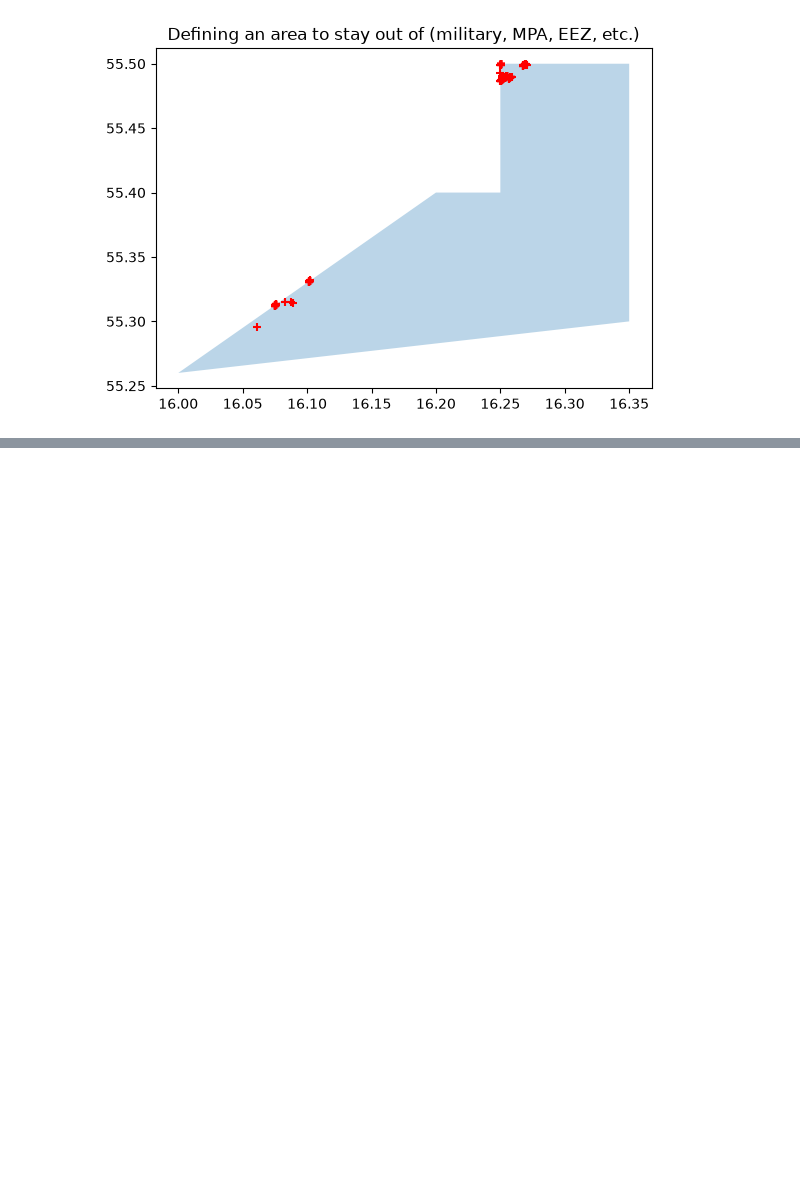
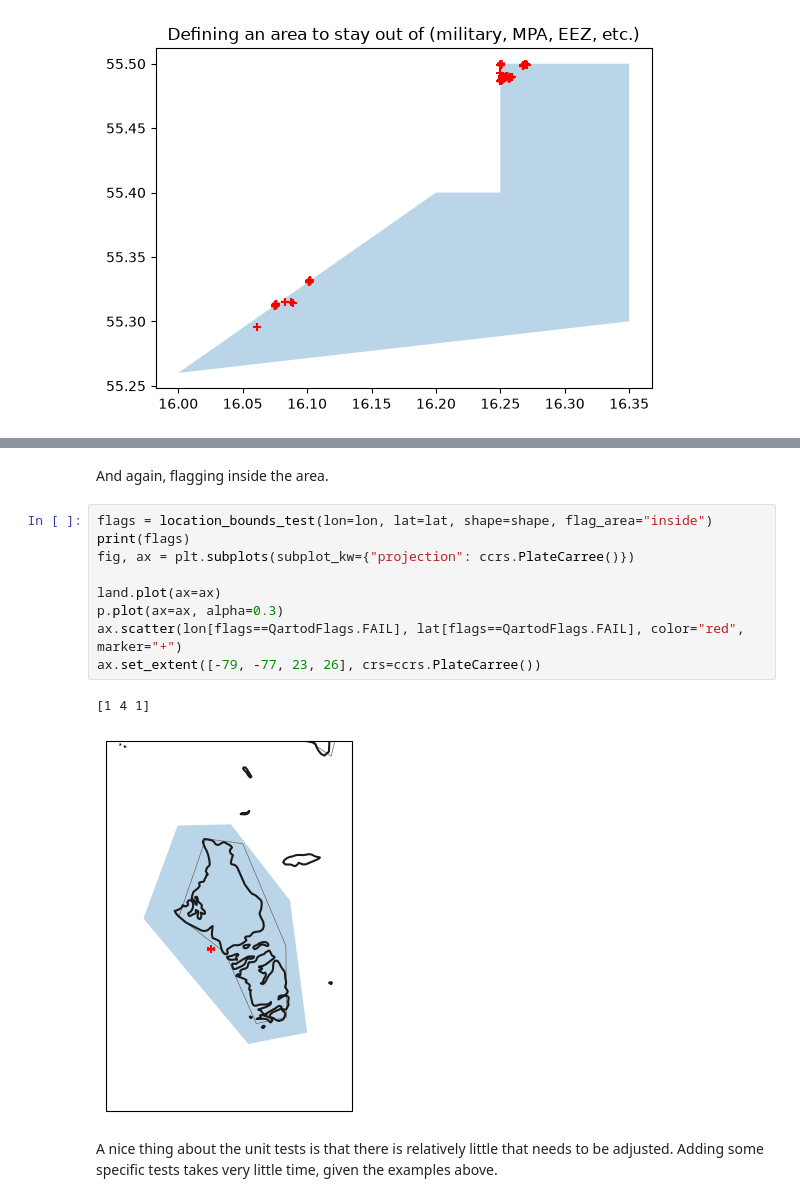
Before and after one commit to Klankers/mau_gsoc_qartod, a Jupyter notebook: deliverable_2.ipynb, the cells around one changed output, grey strips where cells are left out. Cells and saved outputs as stored; diff of their text form; blank space fills up the shorter version.

```diff
--- a/deliverable_2.ipynb
+++ b/deliverable_2.ipynb
@@ -3396,0 +3766,16 @@ Text(0.5, 1.0, 'Defining an area to stay out of (military, MPA, EEZ, etc.)')
+# %% [markdown]
+And again, flagging inside the area.
+# %%
+flags = location_bounds_test(lon=lon, lat=lat, shape=shape, flag_area="inside")
+print(flags)
+fig, ax = plt.subplots(subplot_kw={"projection": ccrs.PlateCarree()})
+
+land.plot(ax=ax)
+p.plot(ax=ax, alpha=0.3)
+ax.scatter(lon[flags==QartodFlags.FAIL], lat[flags==QartodFlags.FAIL], color="red", marker="+")
+ax.set_extent([-79, -77, 23, 26], crs=ccrs.PlateCarree())
+# %% [output]
+[1 4 1]
+[figure, added]
+# %% [markdown]
+A nice thing about the unit tests is that there is relatively little that needs to be adjusted. Adding some specific tests takes very little time, given the examples above.
```
Also changed, not shown: parts of 23 cells of this notebook.
